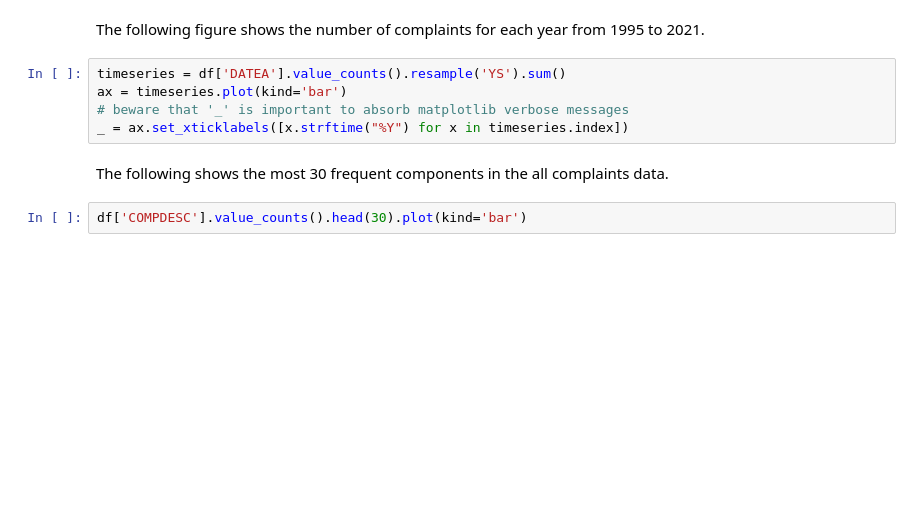
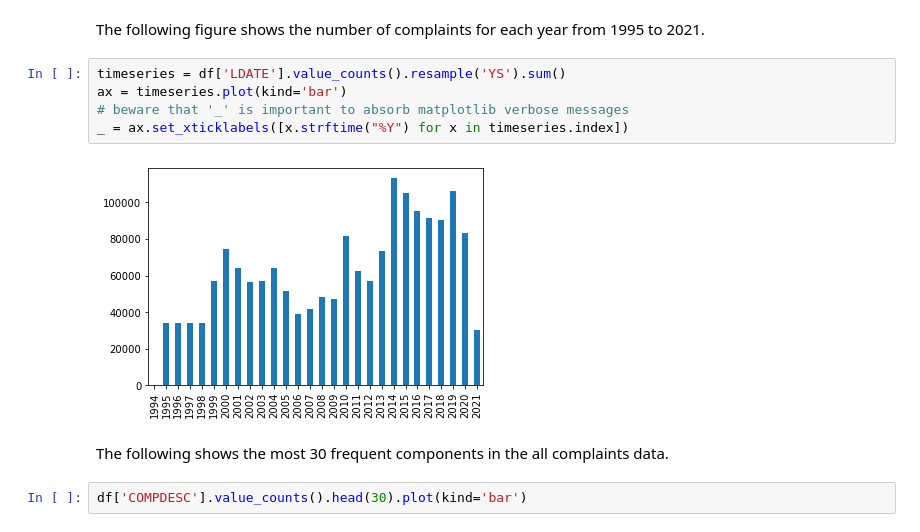
Before and after one commit to mkome/python-textmining-basics, a Jupyter notebook: notebook/1-data-mining.ipynb, the cells around one changed output. Drawn from its saved outputs; the diff is of its cells as text; blank space fills up the shorter version.

```diff
--- a/notebook/1-data-mining.ipynb
+++ b/notebook/1-data-mining.ipynb
@@ -85,10 +116,12 @@ df
 # %% [markdown]
 The following figure shows the number of complaints for each year from 1995 to 2021.
 # %%
-timeseries = df['DATEA'].value_counts().resample('YS').sum()
+timeseries = df['LDATE'].value_counts().resample('YS').sum()
 ax = timeseries.plot(kind='bar')
 # beware that '_' is important to absorb matplotlib verbose messages
 _ = ax.set_xticklabels([x.strftime("%Y") for x in timeseries.index])
+# %% [output]
+[figure, added]
 # %% [markdown]
 The following shows the most 30 frequent components in the all complaints data.
 # %%
```
Also changed, not shown: parts of 11 cells of this notebook, 1 other file.
